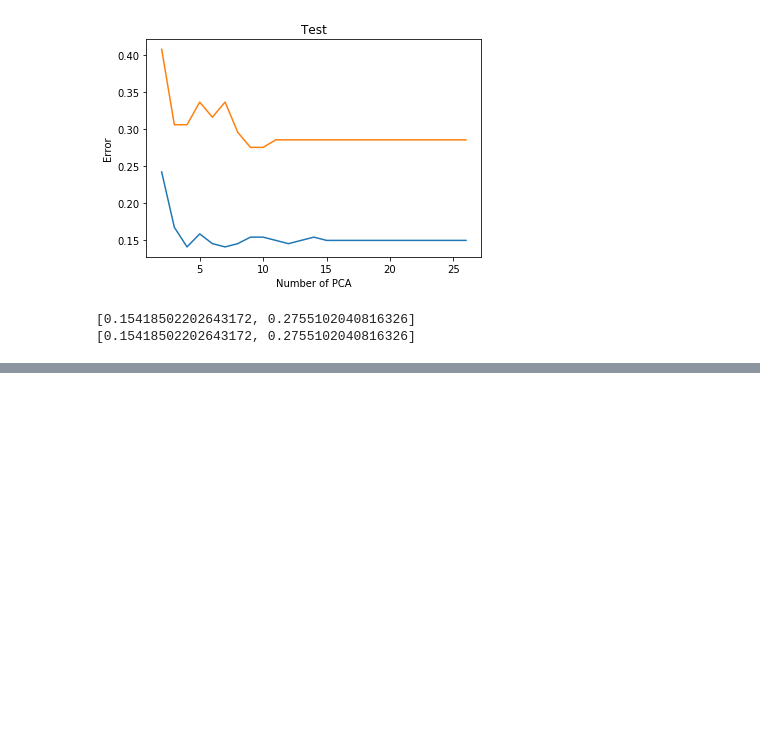
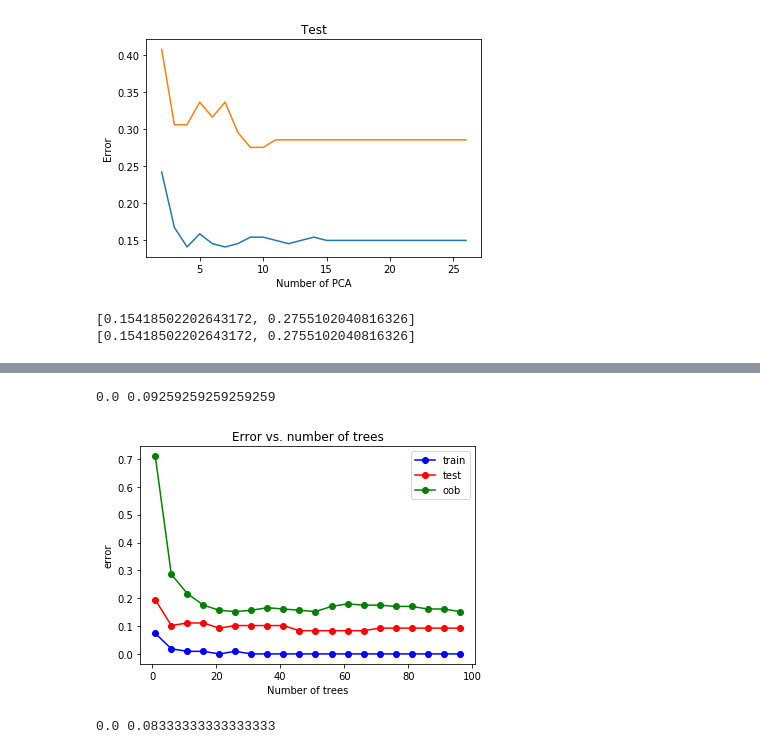
Before and after one commit to ZextarTFC/machine-learning, a Jupyter notebook: notebooks/Task_MachineLearning_Final.ipynb, the cells around one changed output, grey strips where cells are left out. Cells and saved outputs as stored; diff of their text form; code cells hidden in the pictures; blank space fills up the shorter version.

```diff
--- a/notebooks/Task1_10.10.2019.ipynb
+++ b/notebooks/Task_MachineLearning_Final.ipynb
@@ -588,0 +708,4 @@ print(error_values[10])
+# %%
+from sklearn.ensemble import RandomForestClassifier
+RFC = RandomForestClassifier(n_estimators=100, random_state=42, oob_score=True)
+RFC.fit(X_train, y_train)
@@ -588,0 +720,45 @@ print(error_values[10])
+# %%
+y_train_pred = RFC.predict(X_train)
+y_test_pred = RFC.predict(X_test)
+# %%
+print(np.mean(y_train != y_train_pred), np.mean(y_test != y_test_pred))
+# %% [output]
+0.0 0.09259259259259259
+# %%
+est_arr = [i for i in range (1, 101, 5)]
+test_err = []
+train_err = []
+oob_err = []
+RFC = RandomForestClassifier(warm_start=True, n_estimators=1, random_state=42, oob_score=True)
+for est in est_arr:
+    RFC.set_params(n_estimators=est)
+    RFC.fit(X_train, y_train)
+
+    y_train_pred = RFC.predict(X_train)
+    y_test_pred = RFC.predict(X_test)
+
+    train_err.append(np.mean(y_train != y_train_pred))
+    test_err.append(np.mean(y_test != y_test_pred))
+    oob_err.append(1 - RFC.oob_score_)
+# %%
+plt.plot(est_arr, train_err, 'b-o', label = 'train')
+plt.plot(est_arr, test_err, 'r-o', label = 'test')
+plt.plot(est_arr, oob_err, 'g-o', label = 'oob')
+#plt.xlim([np.max(layer_sizes_arr), np.min(layer_sizes_arr)])
+plt.title('Error vs. number of trees')
+plt.xlabel('Number of trees')
+plt.ylabel('error')
+plt.legend()
+pass
+# %% [output]
+[figure, added]
+# %%
+min_train_err = np.min(train_err)
+min_test_err = np.min(test_err)
+min_oob_error = np.min(oob_err)
+print(min_train_err, min_test_err)
+
+# При числе деревьев = 1 возникает недообучение (недостаточно малая величина ошибки на обучающей выборке),
+# в дальнейшем при усложнении модели (до 96 дерьвьев) переобучения не возникает.
+# %% [output]
+0.0 0.08333333333333333
```
Also changed, not shown: parts of 26 cells of this notebook.
